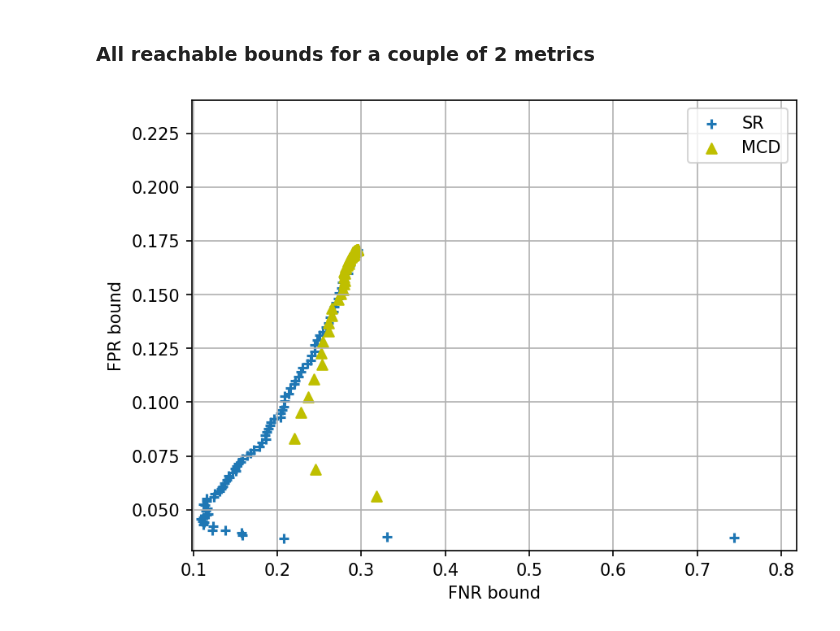
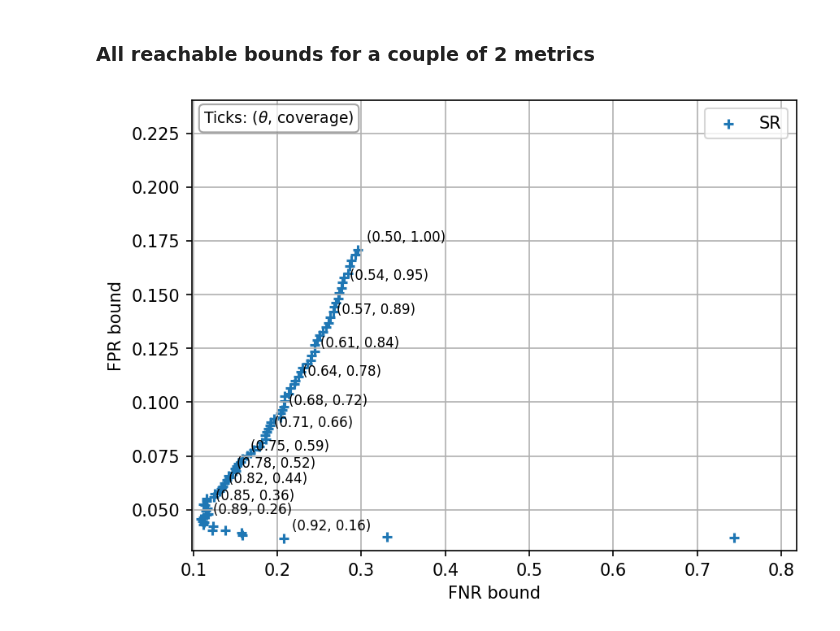
Before and after one commit to EmilienJemelen/selective-classification, a Jupyter notebook: experiments/CIFAR2/joint_control_cnn.ipynb, the cells around one changed output. Drawn from its saved outputs; the diff is of its cells as text; code cells hidden in the pictures.

```diff
--- a/experiments/CIFAR2/joint_control_cnn.ipynb
+++ b/experiments/CIFAR2/joint_control_cnn.ipynb
@@ -136,7 +136,7 @@ all_bounds_MCD = reachable_bounds(metrics, train_set_MCD, delta, steps=100)
 # %%
 metric1 = 'FNR'
 metric2 = 'FPR'
 
-two_metrics_bounds(metric1, metric2, all_bounds_SR, all_bounds_MCD, num_labels=0)
+two_metrics_bounds(metric1, metric2, all_bounds_SR, all_bounds_MCD=None, num_labels=15)
 # %% [output]
-[figure, old version]
+[figure, new version]
```
Also changed, not shown: parts of 4 cells of this notebook, 1 other file.
